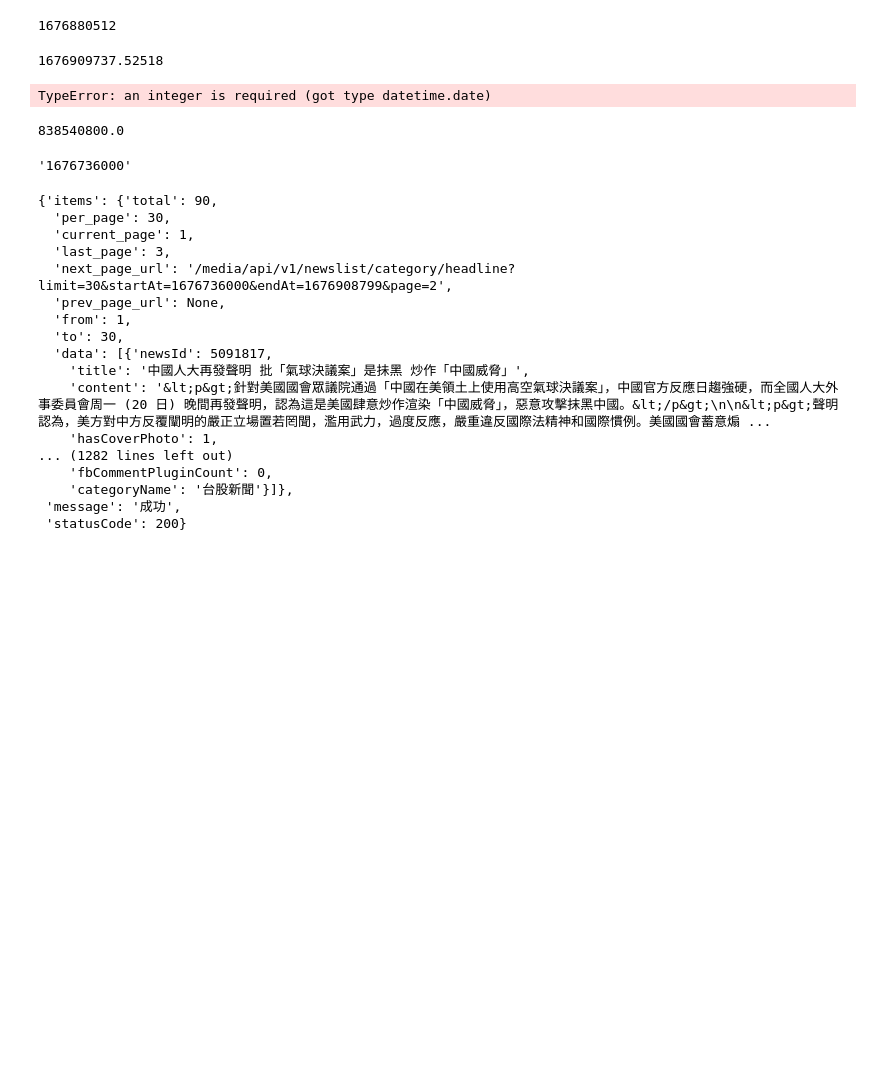
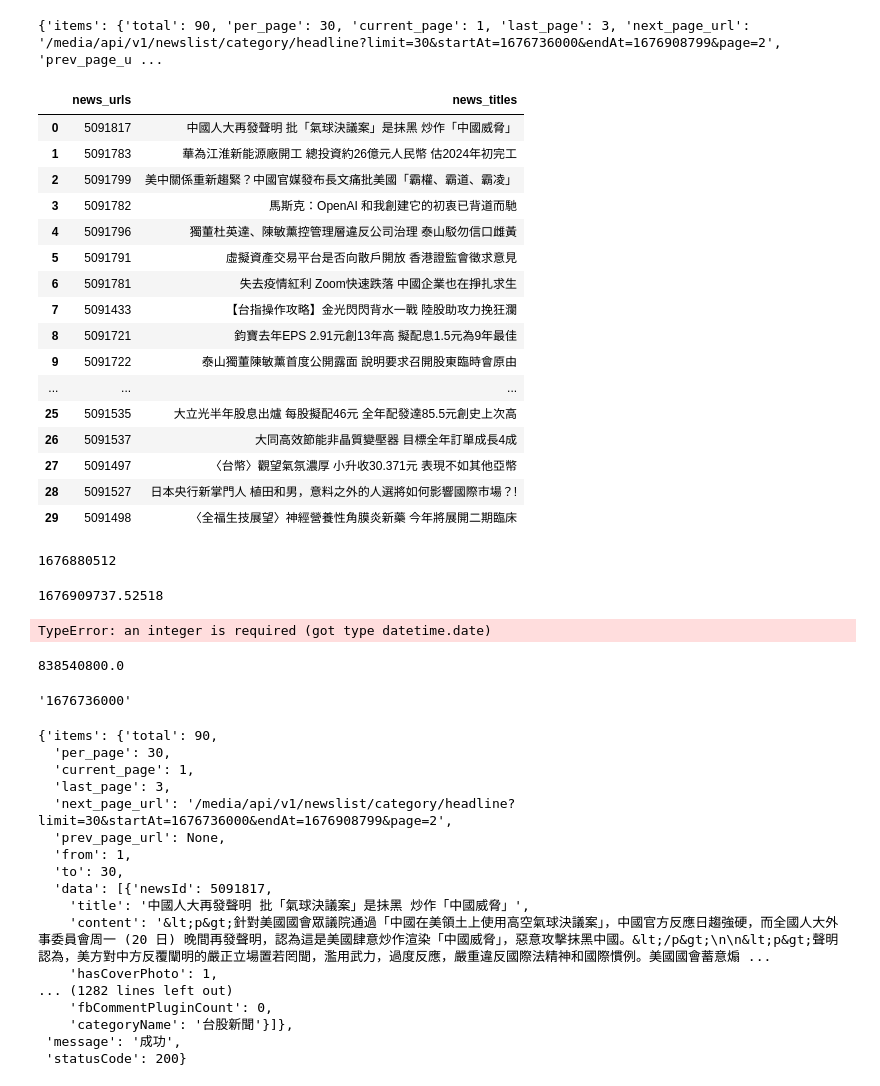
Before and after one commit to LEOHuang5555/News_Web_Crawl, a Jupyter notebook: 試題二.ipynb, the cells around one changed output. Cells and saved outputs as stored; diff of their text form; code cells hidden in the pictures; blank space fills up the shorter version.

```diff
--- a/試題二.ipynb
+++ b/試題二.ipynb
@@ -6,6 +10,5 @@ import datetime
 # %%
 def get_anue_titles_urls(url, pages:str, start:str = str(int(datetime.datetime(2023, 2, 19).timestamp())), end:str =str(int(datetime.datetime(2023, 2, 21).timestamp())-1)) :
-    import requests as rq
     payload = {
     'limit':'30',
     'startAt': start,
@@ -18,10 +21,41 @@ def get_anue_titles_urls(url, pages:str, start:str = str(int(datetime.datetime(2
     response = rq.get(url, params=payload)
     news_urls = []
     news_titles = []
+    print(response.json())
     for i in response.json()['items']['data']:
         news_urls += [i['newsId']]
         news_titles += [i['title']]
-    return pd.DataFrame({'news_urls':news_urls, 'news_titles':news_titles})
+    data = {
+        'news_urls':news_urls,
+         'news_titles':news_titles
+         }
+    return pd.DataFrame(data)
+
+def get_total_titles(data):
+    total = data['items']['total']
+    per_page = data['items']['per_page']
+    return int(total/per_page)
+# %%
+get_anue_titles_urls(anue_url,pages=1)
+# %% [output]
+{'items': {'total': 90, 'per_page': 30, 'current_page': 1, 'last_page': 3, 'next_page_url': '/media/api/v1/newslist/category/headline?limit=30&startAt=1676736000&endAt=1676908799&page=2', 'prev_page_u ...
+|  | news_urls | news_titles |
+| 0 | 5091817 | 中國人大再發聲明 批「氣球決議案」是抺黑 炒作「中國威脅」 |
+| 1 | 5091783 | 華為江淮新能源廠開工 總投資約26億元人民幣 估2024年初完工 |
+| 2 | 5091799 | 美中關係重新趨緊？中國官媒發布長文痛批美國「霸權、霸道、霸凌」 |
+| 3 | 5091782 | 馬斯克：OpenAI 和我創建它的初衷已背道而馳 |
+| 4 | 5091796 | 獨董杜英達、陳敏薰控管理層違反公司治理 泰山駁勿信口雌黃 |
+| 5 | 5091791 | 虛擬資產交易平台是否向散戶開放 香港證監會徵求意見 |
+| 6 | 5091781 | 失去疫情紅利 Zoom快速跌落 中國企業也在掙扎求生 |
+| 7 | 5091433 | 【台指操作攻略】金光閃閃背水一戰 陸股助攻力挽狂瀾 |
+| 8 | 5091721 | 鈞寶去年EPS 2.91元創13年高 擬配息1.5元為9年最佳 |
+| 9 | 5091722 | 泰山獨董陳敏薰首度公開露面 說明要求召開股東臨時會原由 |
+| ... | ... | ... |
+| 25 | 5091535 | 大立光半年股息出爐 每股擬配46元 全年配發達85.5元創史上次高 |
+| 26 | 5091537 | 大同高效節能非晶質變壓器 目標全年訂單成長4成 |
+| 27 | 5091497 | 〈台幣〉觀望氣氛濃厚 小升收30.371元 表現不如其他亞幣 |
+| 28 | 5091527 | 日本央行新掌門人 植田和男，意料之外的人選將如何影響國際市場？! |
+| 29 | 5091498 | 〈全福生技展望〉神經營養性角膜炎新藥 今年將展開二期臨床 |
 # %%
 int(datetime.datetime.utcnow().timestamp())
 # %% [output]
```
Also changed, not shown: parts of 2 cells of this notebook.
